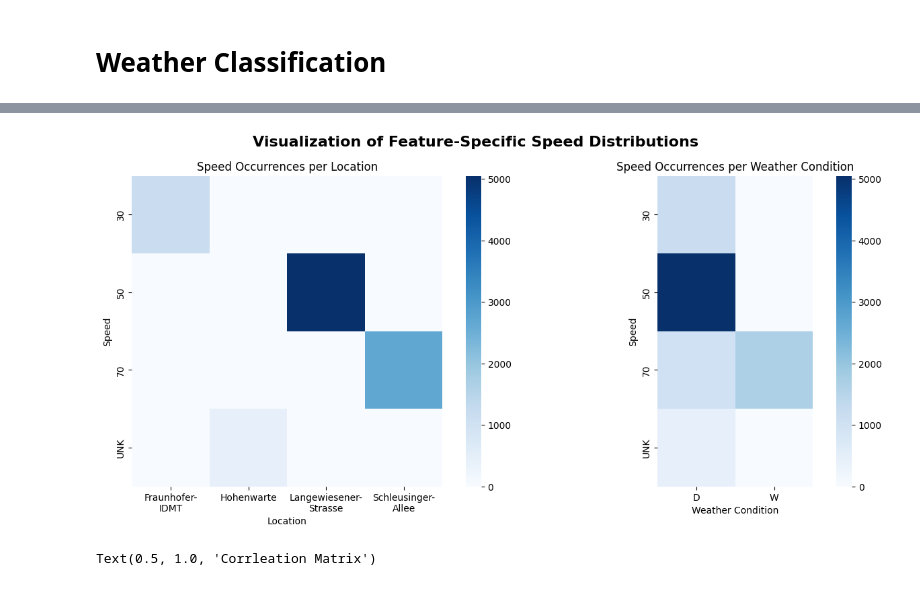
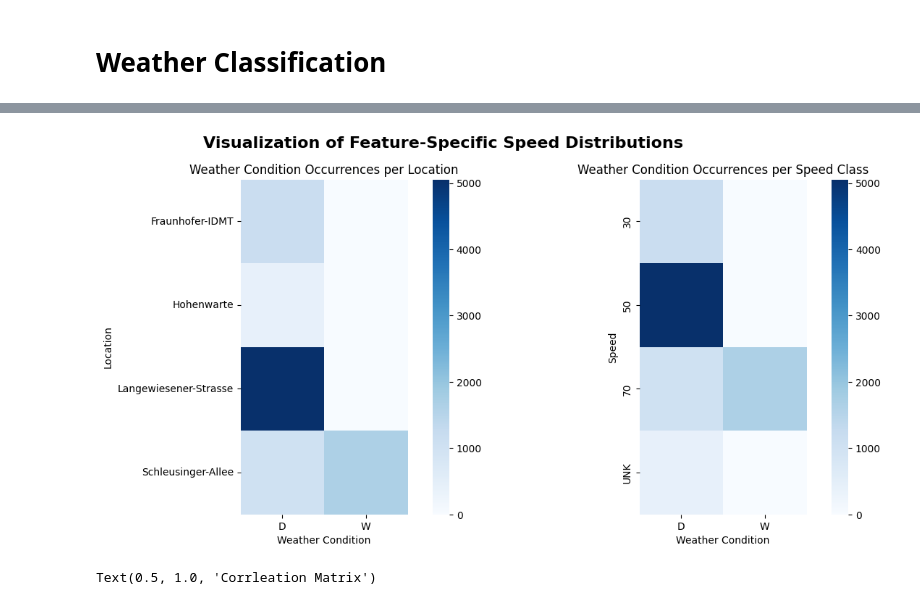
Before and after one commit to janikWa/RoadTrafficNoise, a Jupyter notebook: weather_classification/weather_classification.ipynb, the cells around one changed output, grey strips where cells are left out. Cells and saved outputs as stored; diff of their text form; code cells hidden in the pictures.

Commit message:
leakage

```diff
--- a/weather_classification/weather_classification.ipynb
+++ b/weather_classification/weather_classification.ipynb
@@ -64,8 +64,8 @@ remapped.replace({
     "weather": weather
 }, inplace=True)
 # %%
-leakage_location = remapped.groupby("location")["speed"].value_counts().unstack(fill_value=0).T
-leakage_weather = remapped.groupby("weather")["speed"].value_counts().unstack(fill_value=0).T
+leakage_location = remapped.groupby("location")["weather"].value_counts().unstack(fill_value=0)
+leakage_speed = remapped.groupby("speed")["weather"].value_counts().unstack(fill_value=0)
 
 for col in leakage_location.columns:
     leakage_location.rename(columns={
@@ -74,23 +74,23 @@ for col in leakage_location.columns:
 # %%
 fig, axes = plt.subplots(1, 2, figsize=(16, 6))
 fig.suptitle("Visualization of Feature-Specific Speed Distributions", fontsize=16, fontweight="bold")
 
 sns.heatmap(leakage_location, cmap="Blues", ax=axes[0], cbar=True, square=True)
-axes[0].set_title("Speed Occurrences per Location", fontsize=12)
-axes[0].set_xlabel("Location")
-axes[0].set_ylabel("Speed")
+axes[0].set_title("Weather Condition Occurrences per Location", fontsize=12)
+axes[0].set_ylabel("Location")
+axes[0].set_xlabel("Weather Condition")
 #axes[0].tick_params(axis='x', rotation=45)
 
 
-sns.heatmap(leakage_weather, cmap="Blues", ax=axes[1], cbar=True, square=True)
-axes[1].set_title("Speed Occurrences per Weather Condition", fontsize=12)
+sns.heatmap(leakage_speed, cmap="Blues", ax=axes[1], cbar=True, square=True)
+axes[1].set_title("Weather Condition Occurrences per Speed Class", fontsize=12)
+axes[1].set_ylabel("Speed")
 axes[1].set_xlabel("Weather Condition")
-axes[1].set_ylabel("Speed")
 
 plt.subplots_adjust(wspace=-0.2)
 plt.show()
 # %% [output]
-[figure, old version]
+[figure, new version]
 # %%
 correlation_matrix = df.corr()
 fig = plt.figure(figsize=(15,15))
```
